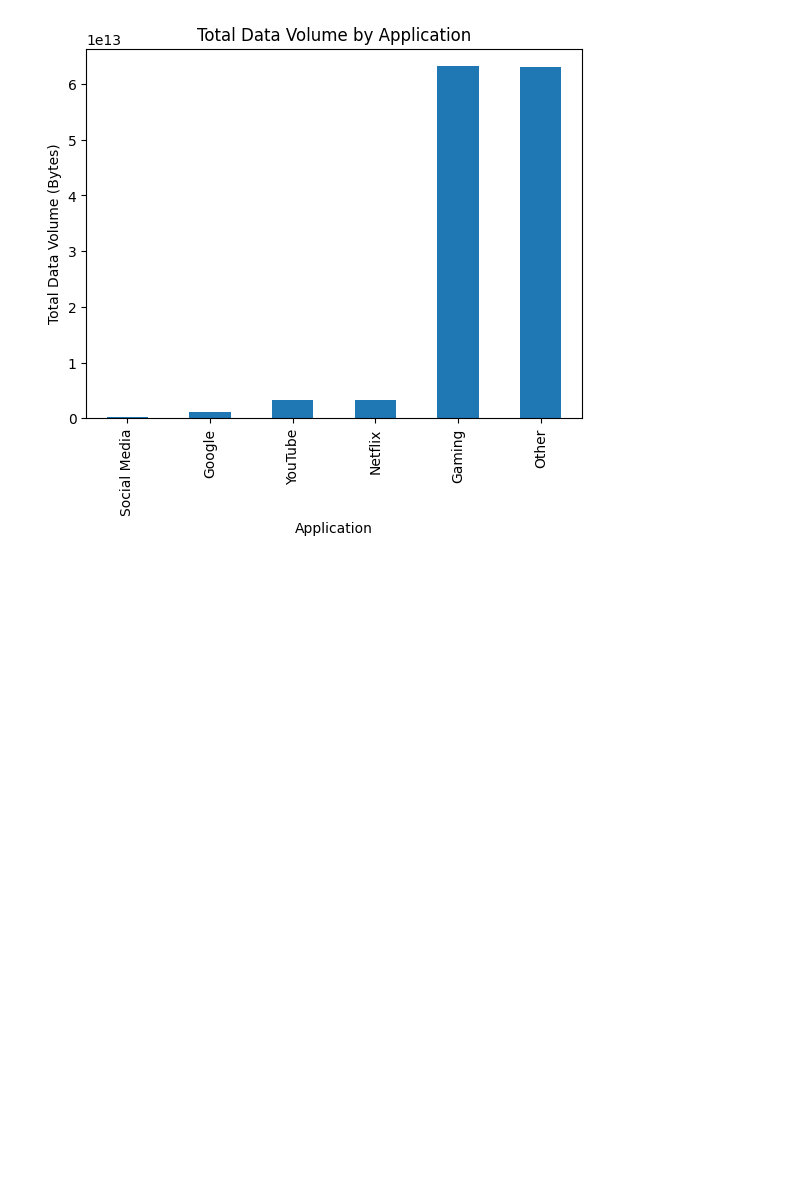
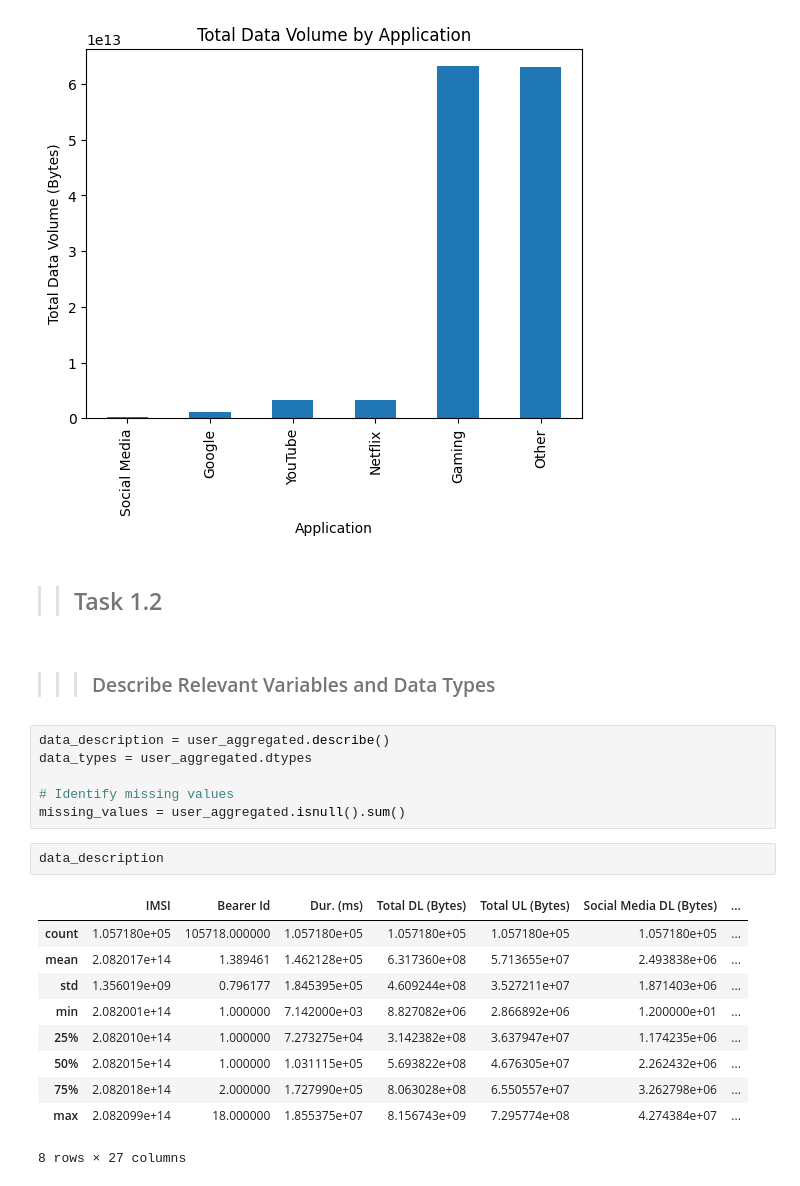
Before and after one commit to naolatomsa/TellCo, a Jupyter notebook: notebooks/userBehaviourAggregation.ipynb, the cells around one changed output. Drawn from its saved outputs; the diff is of its cells as text; blank space fills up the shorter version.

```diff
--- a/notebooks/userBehaviourAggregation.ipynb
+++ b/notebooks/userBehaviourAggregation.ipynb
@@ -359,3 +344,26 @@ from scripts.histogramPlot import distribution_of_app_usage
 distribution_of_app_usage(app_usage,'Total Data Volume by Application','Application','Total Data Volume (Bytes)', 'app')
 # %% [output]
 [figure]
+# %% [markdown]
+>> ## Task 1.2
+# %% [markdown]
+>>> ### Describe Relevant Variables and Data Types
+# %%
+data_description = user_aggregated.describe()
+data_types = user_aggregated.dtypes
+
+# Identify missing values
+missing_values = user_aggregated.isnull().sum()
+# %%
+data_description
+# %% [output]
+|  | IMSI | Bearer Id | Dur. (ms) | Total DL (Bytes) | Total UL (Bytes) | Social Media DL (Bytes) | ... |
+| count | 1.057180e+05 | 105718.000000 | 1.057180e+05 | 1.057180e+05 | 1.057180e+05 | 1.057180e+05 | ... |
+| mean | 2.082017e+14 | 1.389461 | 1.462128e+05 | 6.317360e+08 | 5.713655e+07 | 2.493838e+06 | ... |
+| std | 1.356019e+09 | 0.796177 | 1.845395e+05 | 4.609244e+08 | 3.527211e+07 | 1.871403e+06 | ... |
+| min | 2.082001e+14 | 1.000000 | 7.142000e+03 | 8.827082e+06 | 2.866892e+06 | 1.200000e+01 | ... |
+| 25% | 2.082010e+14 | 1.000000 | 7.273275e+04 | 3.142382e+08 | 3.637947e+07 | 1.174235e+06 | ... |
+| 50% | 2.082015e+14 | 1.000000 | 1.031115e+05 | 5.693822e+08 | 4.676305e+07 | 2.262432e+06 | ... |
+| 75% | 2.082018e+14 | 2.000000 | 1.727990e+05 | 8.063028e+08 | 6.550557e+07 | 3.262798e+06 | ... |
+| max | 2.082099e+14 | 18.000000 | 1.855375e+07 | 8.156743e+09 | 7.295774e+08 | 4.274384e+07 | ... |
+8 rows × 27 columns
```
Also changed, not shown: parts of 22 cells of this notebook, 3 other files.
